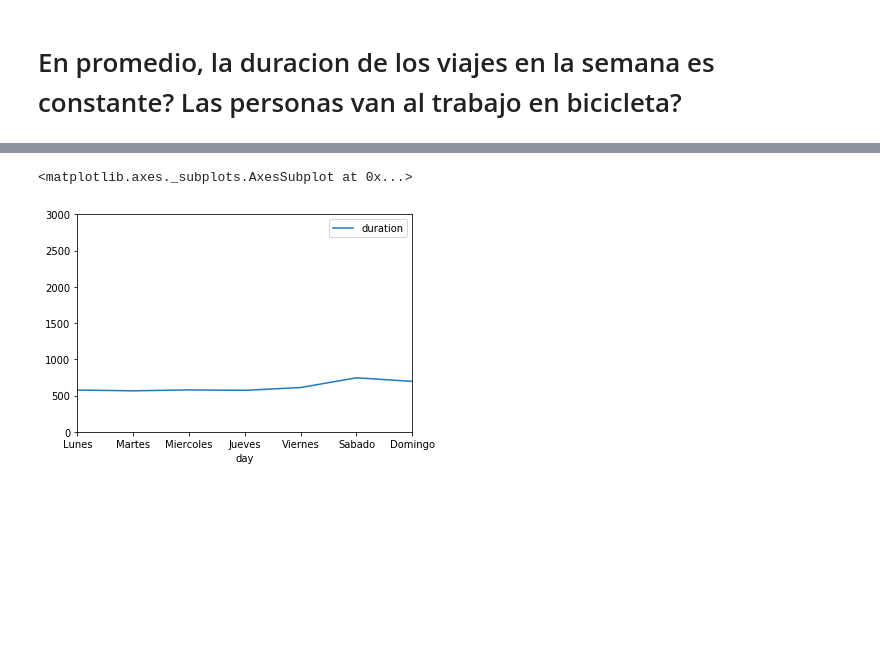
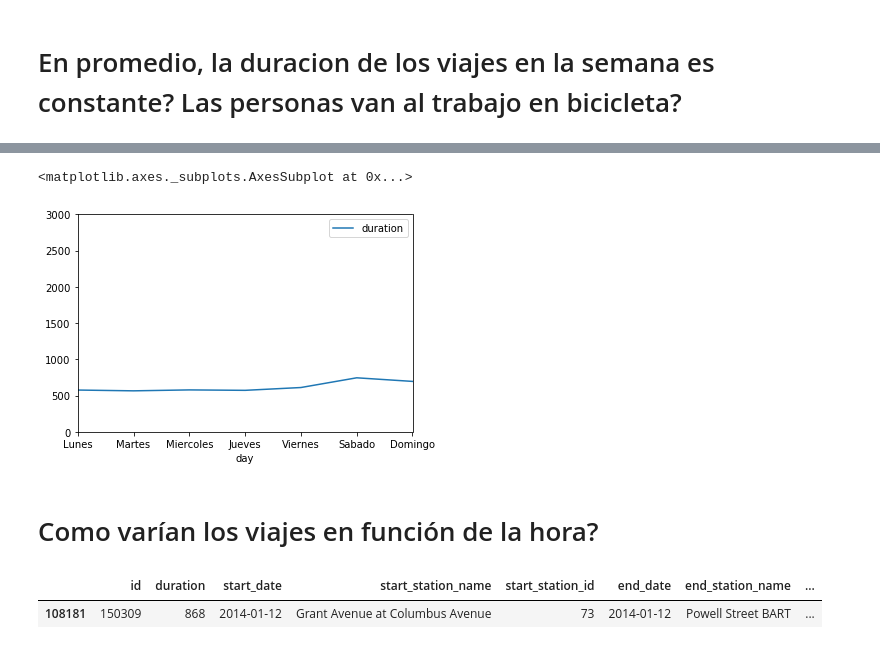
Before and after one commit to Azowyl/TP-Datos, a Jupyter notebook: TP.ipynb, the cells around one changed output, grey strips where cells are left out. Saved outputs shown, nothing was run; the diff lists cells and outputs as text; code cells hidden in the pictures; blank space fills up the shorter version.

```diff
--- a/TP.ipynb
+++ b/TP.ipynb
@@ -68,9 +159,11 @@ tripsByDayAndDuration.plot('day','duration',ylim=(0,3000))
 # si se filtran los "costumers" dejando los suscriptos...
 # %%
 subscriptors_trips = trips.loc[trips.subscription_type == 'Subscriber',['day','duration']]
-subscriptors_trips = suscriptors_trips.groupby('day').mean().reset_index()
+subscriptors_trips = subscriptors_trips.groupby('day').mean().reset_index()
 subscriptors_trips['day'] = subscriptors_trips[['day']].apply(lambda dates: getNames(dates))
 subscriptors_trips.plot('day','duration',ylim=(0,3000))
 # %% [output]
 <matplotlib.axes._subplots.AxesSubplot at 0x...>
-[figure, old version]
+[figure, new version]
+# %% [markdown]
+# Como varían los viajes en función de la hora?
@@ -76,0 +173,7 @@ subscriptors_trips.plot('day','duration',ylim=(0,3000))
+# %%
+trips['end_time'] = trips.end_date.dt.time
+trips['end_date'] = trips.end_date.dt.date
+trips.sample()
+# %% [output]
+|  | id | duration | start_date | start_station_name | start_station_id | end_date | end_station_name | ... |
+| 108181 | 150309 | 868 | 2014-01-12 | Grant Avenue at Columbus Avenue | 73 | 2014-01-12 | Powell Street BART | ... |
```
Also changed, not shown: parts of 12 cells of this notebook.
